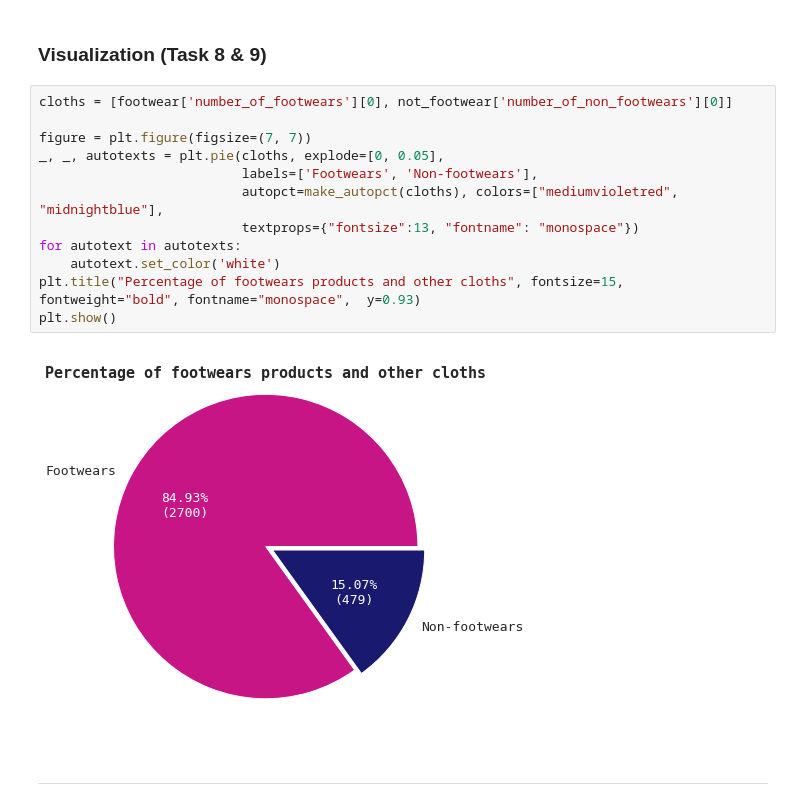
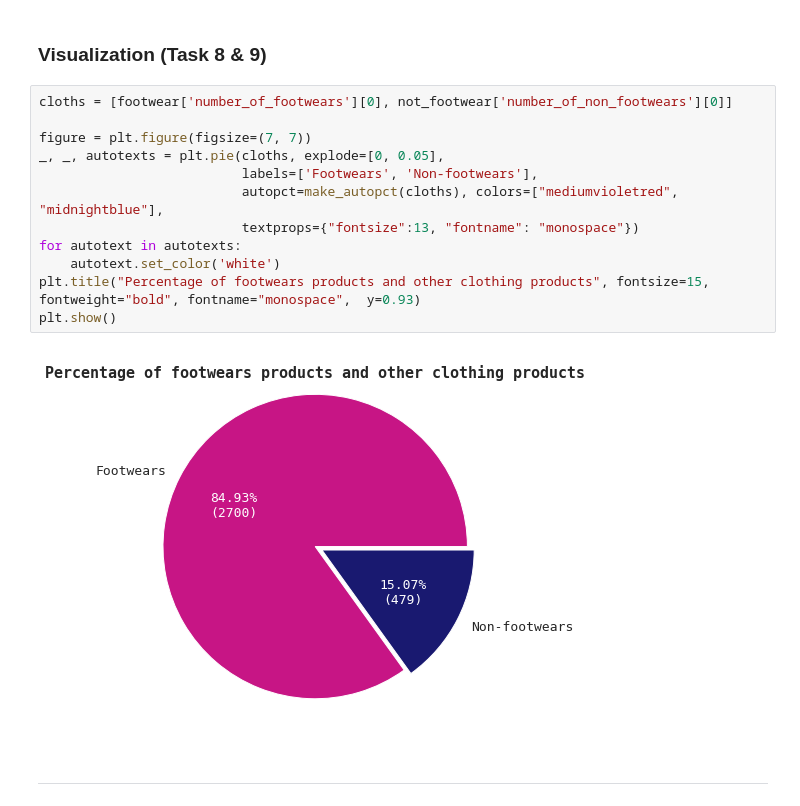
Before and after one commit to mennamamdouh/Optimizing-Online-Sports-Retail-Revenue, a Jupyter notebook: Optimizing Online Sports Retail Revenue.ipynb, the cells around one changed output. Cells and saved outputs as stored; diff of their text form.

Commit message:
edited some insights and visuals

```diff
--- a/Optimizing Online Sports Retail Revenue.ipynb
+++ b/Optimizing Online Sports Retail Revenue.ipynb
@@ -926,17 +925,17 @@ create_dataframe(not_footwear.columns, not_footwear)
 # %%
 cloths = [footwear['number_of_footwears'][0], not_footwear['number_of_non_footwears'][0]]
 
 figure = plt.figure(figsize=(7, 7))
 _, _, autotexts = plt.pie(cloths, explode=[0, 0.05],
                           labels=['Footwears', 'Non-footwears'],
                           autopct=make_autopct(cloths), colors=["mediumvioletred", "midnightblue"],
                           textprops={"fontsize":13, "fontname": "monospace"})
 for autotext in autotexts:
     autotext.set_color('white')
-plt.title("Percentage of footwears products and other cloths", fontsize=15, fontweight="bold", fontname="monospace",  y=0.93)
+plt.title("Percentage of footwears products and other clothing products", fontsize=15, fontweight="bold", fontname="monospace",  y=0.93)
 plt.show()
 # %% [output]
-[figure, old version]
+[figure, new version]
 # %% [markdown]
 - - - -
 # %% [markdown]
```
Also changed, not shown: parts of 3 cells of this notebook.
